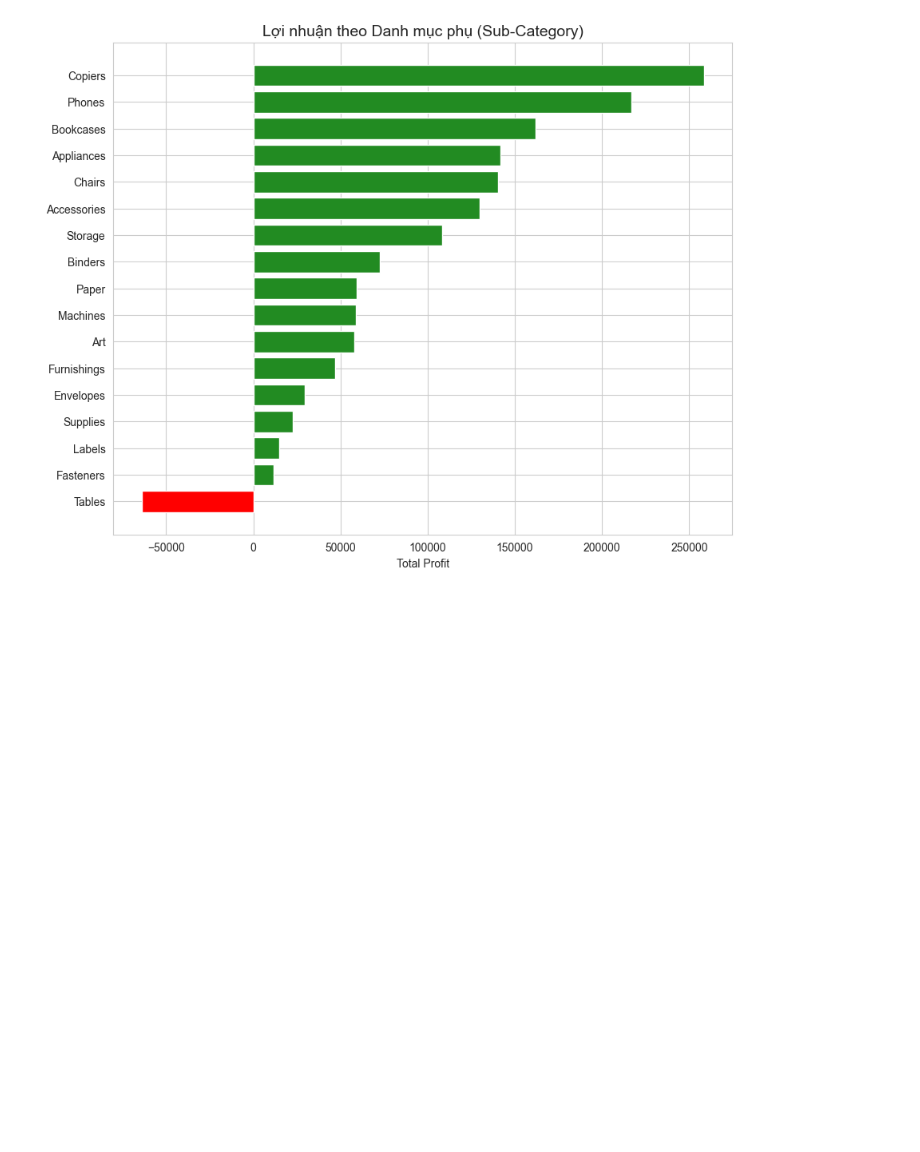
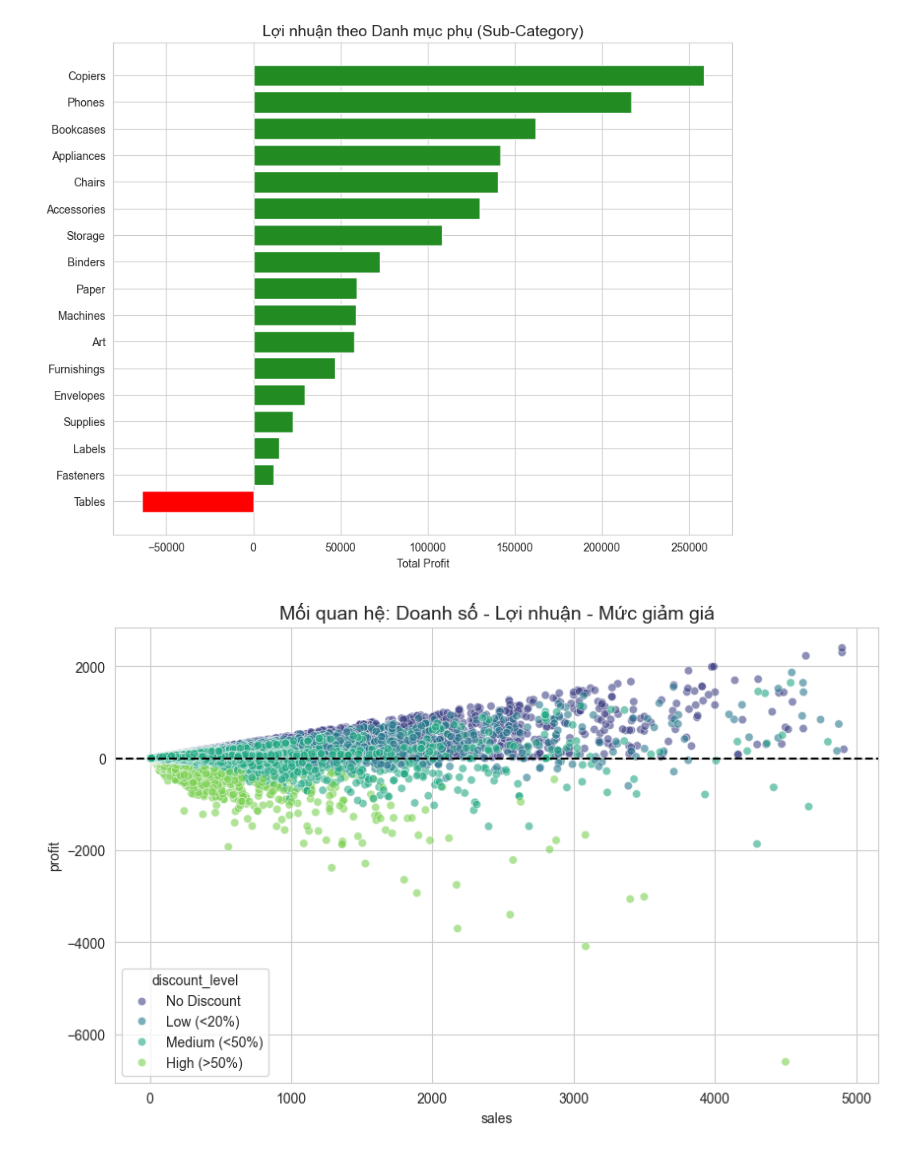
Before and after one commit to Sangbeo113/Superstore-Analytics-Pro, a Jupyter notebook: 03_data_visualizer.ipynb, the cells around one changed output. Saved outputs shown, nothing was run; the diff lists cells and outputs as text; code cells hidden in the pictures; blank space fills up the shorter version.

Commit message:
bổ sung phân tích Discount vs Profit

```diff
--- a/03_data_visualizer.ipynb
+++ b/03_data_visualizer.ipynb
@@ -55,3 +55,16 @@ plt.show()
 # -> Insight: Chú ý nhóm 'Tables' (Bàn). Tại sao bán được hàng mà lại lỗ nặng
 # %% [output]
 [figure]
+# %%
+# 2.2. Cái bẫy giảm giá (Discount vs Profit)
+# Scatter plot để thấy mối quan hệ: Giảm giá càng sâu, Lỗ càng nặng?
+plt.figure(figsize=(10, 6))
+# Lọc bớt nhiễu, chỉ lấy các đơn hàng Sales < 5000 để biểu đồ dễ nhìn
+sns.scatterplot(data=df[df['sales'] < 5000], x='sales', y='profit',
+                hue='discount_level', palette='viridis', alpha=0.6)
+plt.axhline(0, color='black', linestyle='--') # Đường kẻ ngang mức 0
+plt.title('Mối quan hệ: Doanh số - Lợi nhuận - Mức giảm giá', fontsize=14)
+plt.show()
+# -> Insight: Các điểm màu vàng/lục (Discount cao) chủ yếu nằm dưới vạch 0.
+# %% [output]
+[figure, added]
```
